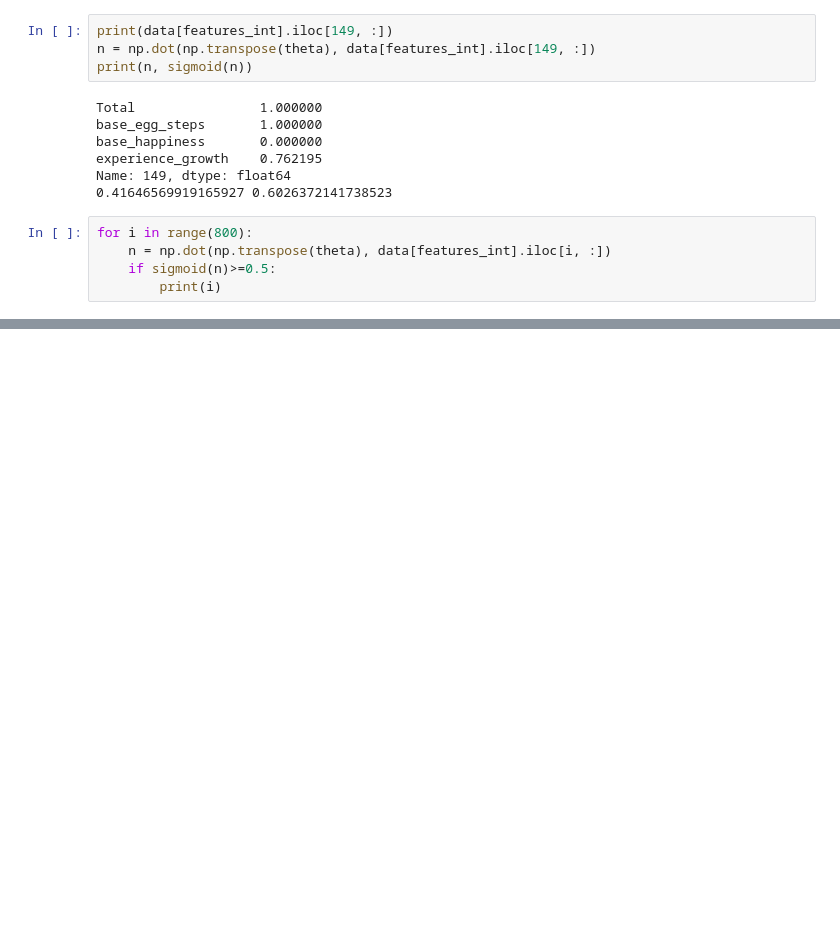
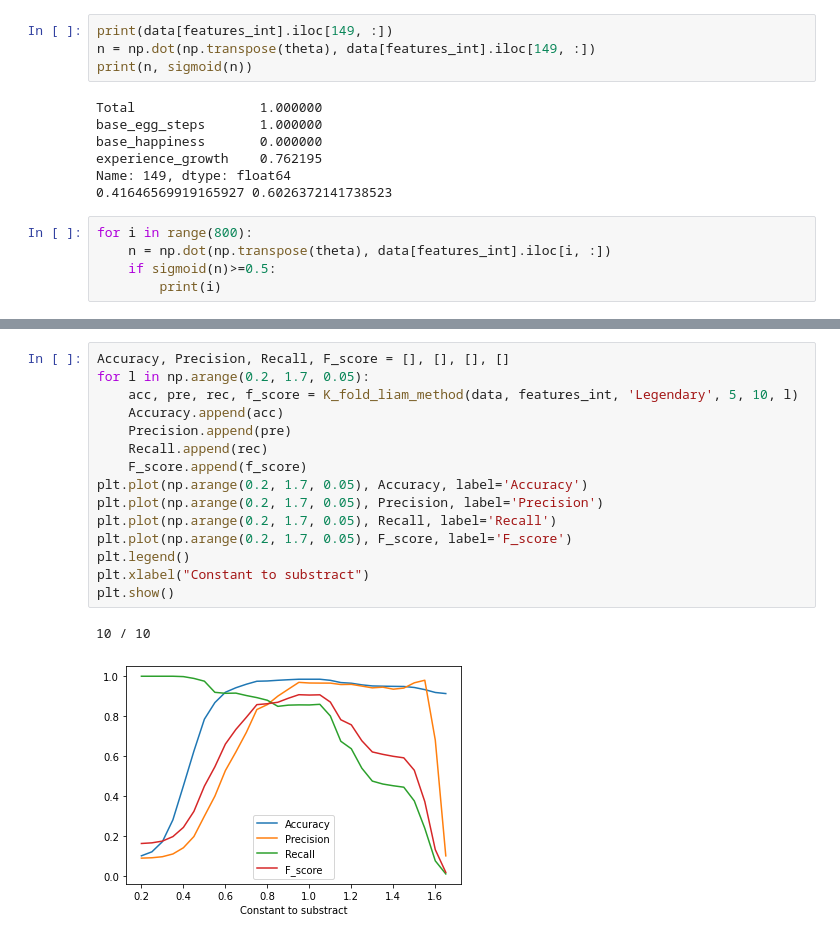
Before and after one commit to LiamLeGoffic/SPLEX_Project, a Jupyter notebook: TEST.ipynb, the cells around one changed output, grey strips where cells are left out. Cells and saved outputs as stored; diff of their text form; blank space fills up the shorter version.

```diff
--- a/TEST.ipynb
+++ b/TEST.ipynb
@@ -383,0 +460,18 @@ commons : 729 / 731
+# %%
+Accuracy, Precision, Recall, F_score = [], [], [], []
+for l in np.arange(0.2, 1.7, 0.05):
+    acc, pre, rec, f_score = K_fold_liam_method(data, features_int, 'Legendary', 5, 10, l)
+    Accuracy.append(acc)
+    Precision.append(pre)
+    Recall.append(rec)
+    F_score.append(f_score)
+plt.plot(np.arange(0.2, 1.7, 0.05), Accuracy, label='Accuracy')
+plt.plot(np.arange(0.2, 1.7, 0.05), Precision, label='Precision')
+plt.plot(np.arange(0.2, 1.7, 0.05), Recall, label='Recall')
+plt.plot(np.arange(0.2, 1.7, 0.05), F_score, label='F_score')
+plt.legend()
+plt.xlabel("Constant to substract")
+plt.show()
+# %% [output]
+10 / 10
+[figure, added]
```
Also changed, not shown: parts of 18 cells of this notebook, 2 other files.
